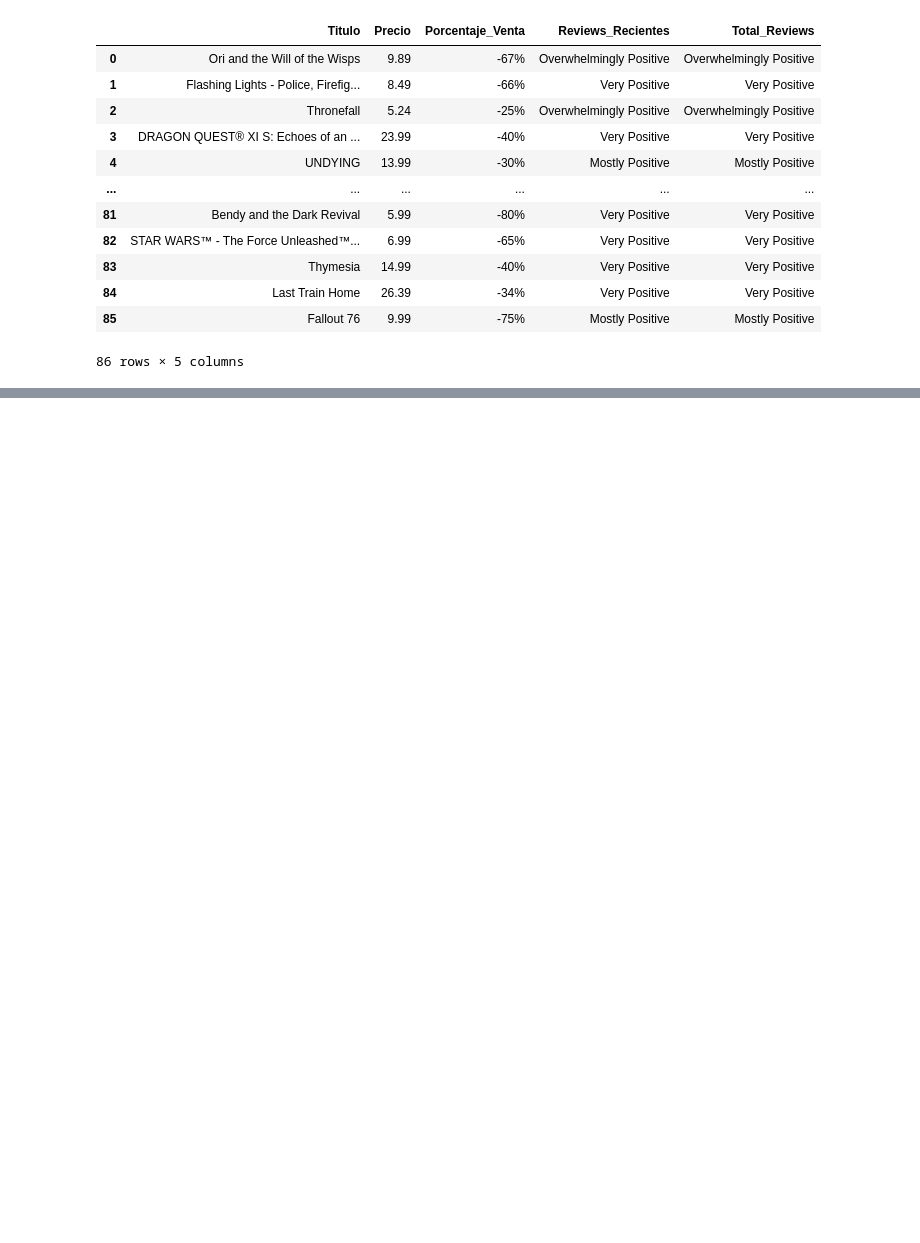
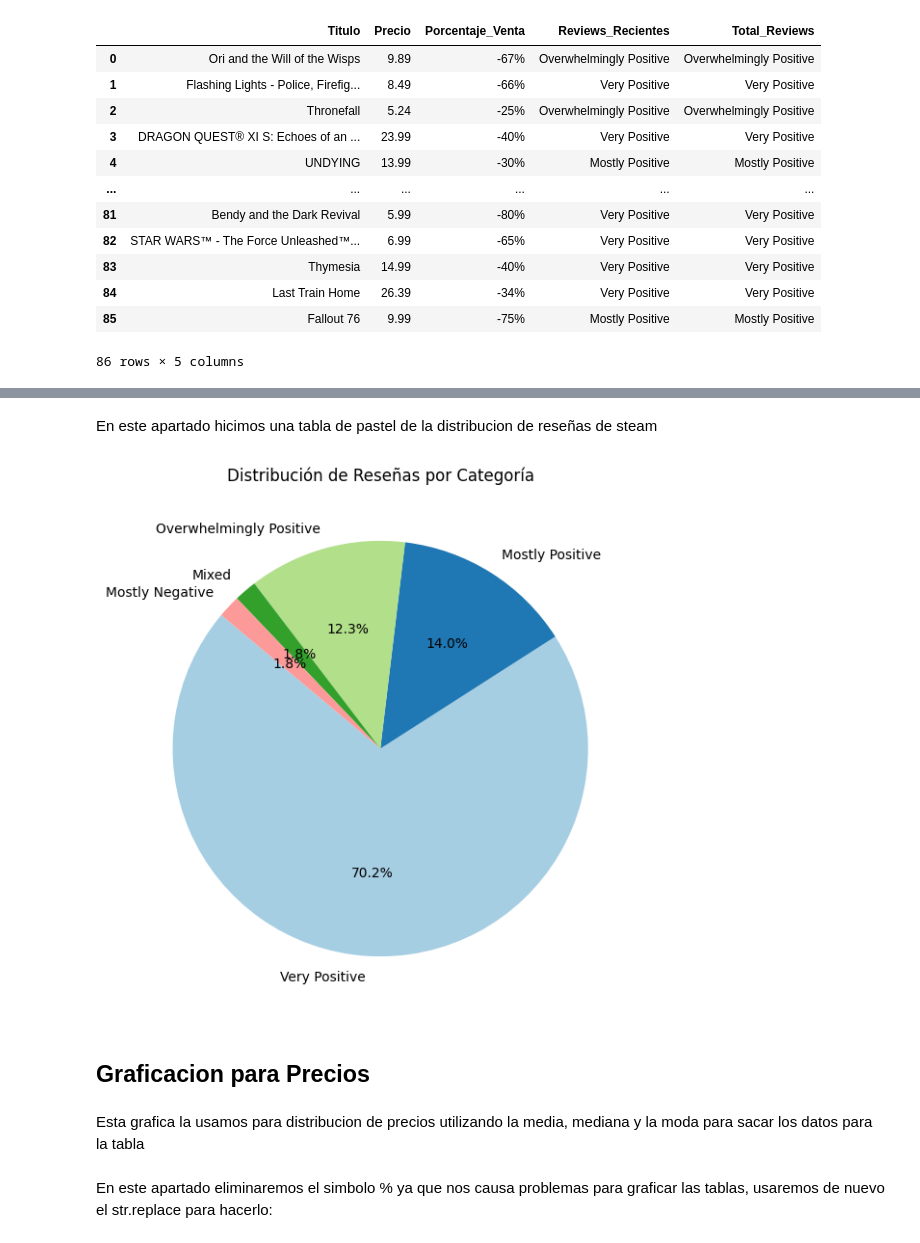
Before and after one commit to maghelv/ProjectoPython, a Jupyter notebook: Steam/Work/01.Analisis_exploratorio.ipynb, the cells around one changed output, grey strips where cells are left out. Drawn from its saved outputs; the diff is of its cells as text; code cells hidden in the pictures; blank space fills up the shorter version.

```diff
--- a/Steam/Work/01.Analisis_exploratorio.ipynb
+++ b/Steam/Work/01.Analisis_exploratorio.ipynb
@@ -342,0 +458,19 @@ df_final_2
+# %% [markdown]
+En este apartado hicimos una tabla de pastel de la distribucion de reseñas de steam
+# %%
+# Contar las ocurrencias de cada categoría en la columna 'total_reviews'
+conteo_reviews = df_final_2['Total_Reviews'].value_counts()
+
+# Crear el gráfico de pastel
+plt.figure(figsize=(10, 7))
+plt.pie(conteo_reviews, labels=conteo_reviews.index, autopct='%1.1f%%', startangle=140, colors=plt.cm.Paired(range(len(conteo_reviews))))
+
+# Añadir título
+plt.title('Distribución de Reseñas por Categoría')
+plt.show()
+# %% [output]
+[figure, added]
+# %% [markdown]
+## Graficacion para Precios
+# %% [markdown]
+Esta grafica la usamos para distribucion de precios utilizando la media, mediana y la moda para sacar los datos para la tabla
@@ -342,0 +481,2 @@ df_final_2
+# %% [markdown]
+En este apartado eliminaremos el simbolo % ya que nos causa problemas para graficar las tablas, usaremos de nuevo el str.replace para hacerlo:
```
Also changed, not shown: parts of 82 cells of this notebook.
